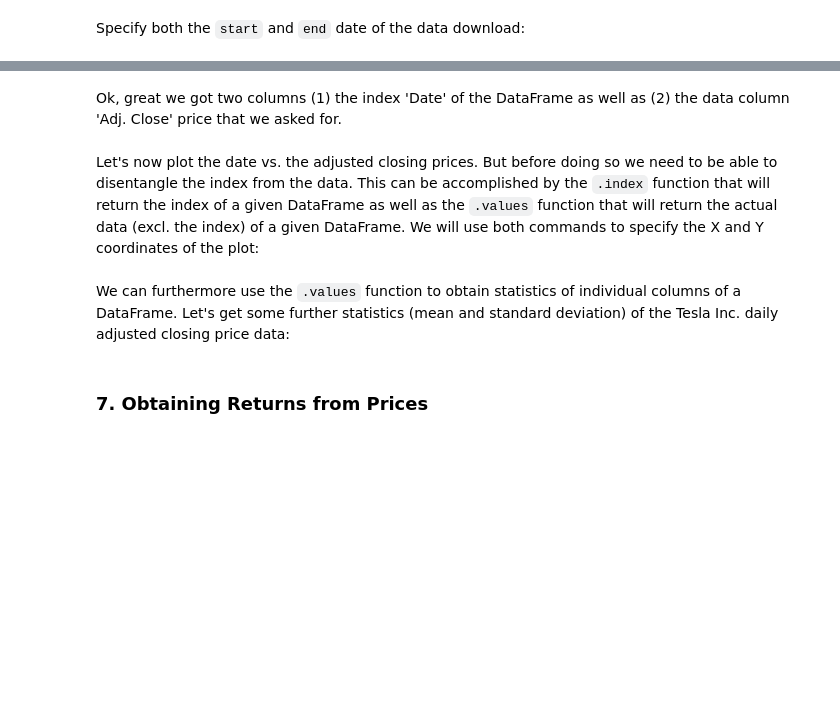
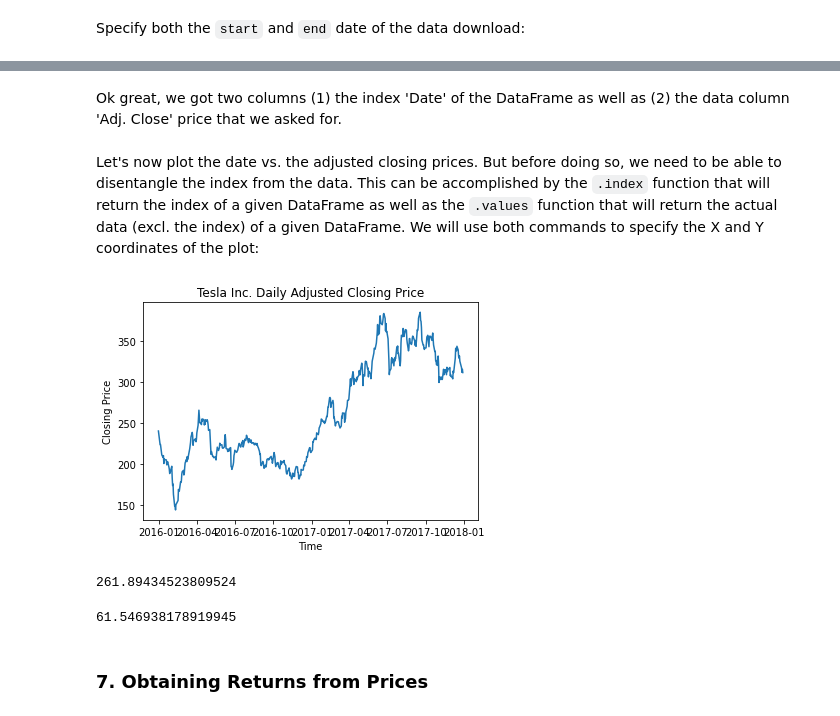
Before and after one commit to financial-data-science/CFDS, a Jupyter notebook: lab_01/cfds_colab_01.ipynb, the cells around one changed output, grey strips where cells are left out. Cells and saved outputs as stored; diff of their text form; code cells hidden in the pictures; blank space fills up the shorter version.

```diff
--- a/lab_01/cfds_colab_01.ipynb
+++ b/lab_01/cfds_colab_01.ipynb
@@ -229,4 +301,4 @@ Download the daily **Tesla Inc.** (ticker symbol: TSLA) stock data using the `.g
 # %%
 # download tesla market data
-tesla_data = ql.get('WIKI/TSLA', start_date=start_date, end_date=end_date, collapse='daily')
+tesla_data = dr.data.DataReader('TSLA', data_source='yahoo', start=start_date, end=end_date)
 # %% [markdown]
@@ -246,3 +337,3 @@ Let's continue with the **Alphabet Inc.** data prepared. In order to get a speci
 # %%
-tesla_closing = tesla_data['Adj. Close']
+tesla_closing = tesla_data['Adj Close']
 # %% [markdown]
@@ -252,23 +351,27 @@ tesla_closing.head(5)
 # %% [markdown]
-Ok, great we got two columns (1) the index 'Date' of the DataFrame as well as (2) the data column 'Adj. Close' price that we asked for.
+Ok great, we got two columns (1) the index 'Date' of the DataFrame as well as (2) the data column 'Adj. Close' price that we asked for.
 # %% [markdown]
-Let's now plot the date vs. the adjusted closing prices. But before doing so we need to be able to disentangle the index from the data. This can be accomplished by the `.index` function that will return the index of a given DataFrame as well as the `.values` function that will return the actual data (excl. the index) of a given DataFrame. We will use both commands to specify the X and Y coordinates of the plot:
+Let's now plot the date vs. the adjusted closing prices. But before doing so, we need to be able to disentangle the index from the data. This can be accomplished by the `.index` function that will return the index of a given DataFrame as well as the `.values` function that will return the actual data (excl. the index) of a given DataFrame. We will use both commands to specify the X and Y coordinates of the plot:
 # %%
 # plot both sample results
-plt.plot(pd.to_datetime(tesla_closing.index), tesla_closing.values)
+plt.plot(tesla_closing.index, tesla_closing.values)
 
 # add x-axis and y-axis label
 plt.xlabel('Time')
 plt.ylabel('Closing Price')
 
 # add plot title
 plt.title('Tesla Inc. Daily Adjusted Closing Price');
+# %% [output]
+[figure, added]
-# %% [markdown]
-We can furthermore use the `.values` function to obtain statistics of individual columns of a DataFrame. Let's get some further statistics (mean and standard deviation) of the Tesla Inc. daily adjusted closing price data:
 # %%
 np.mean(tesla_closing.values)
+# %% [output]
+261.89434523809524
 # %%
 np.std(tesla_closing.values)
+# %% [output]
+61.546938178919945
 # %% [markdown]
 ### 7. Obtaining Returns from Prices
 # %% [markdown]
```
Also changed, not shown: parts of 72 cells of this notebook.
